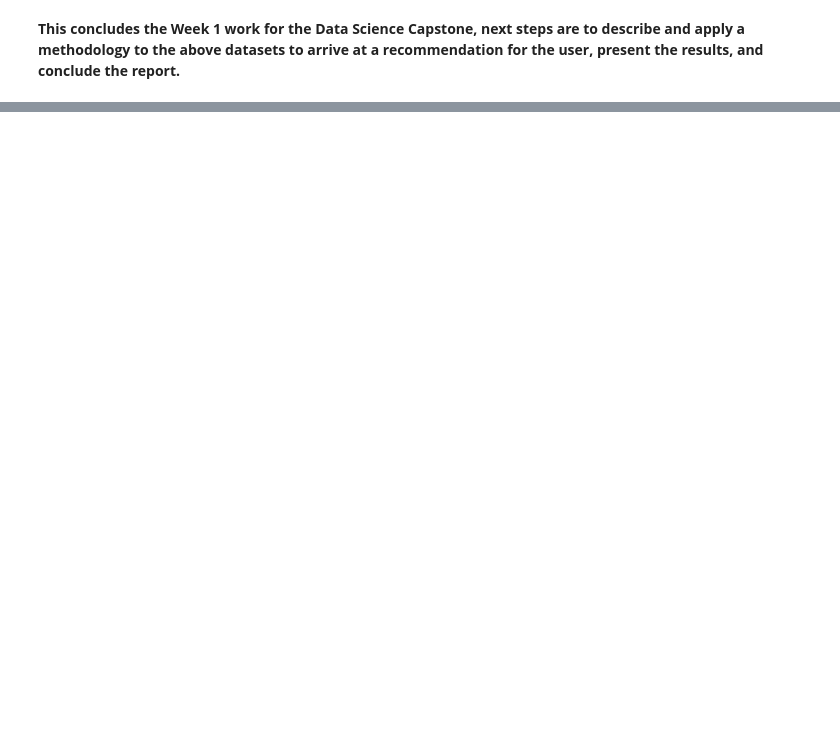
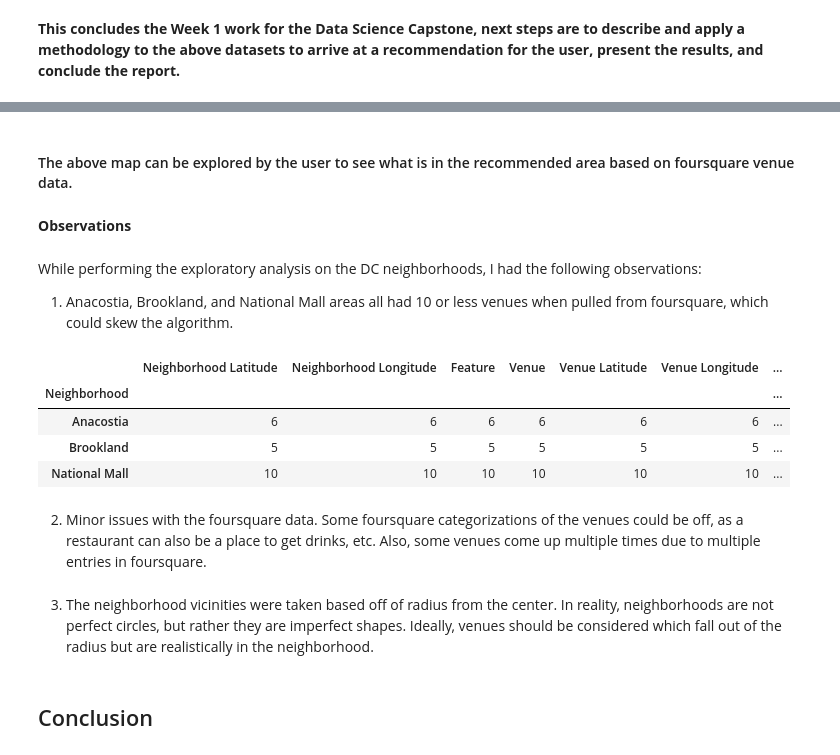
Before and after one commit to jacksonsduke/Data-Science-Capstone, a Jupyter notebook: Neighborhood Recommendation .ipynb, the cells around one changed output, grey strips where cells are left out. Cells and saved outputs as stored; diff of their text form; code cells hidden in the pictures; blank space fills up the shorter version.

```diff
--- a/Neighborhood Recommendation .ipynb
+++ b/Neighborhood Recommendation .ipynb
@@ -375,0 +634,21 @@ On a scale of 1 (least important) to 5 (most important), how important are outdo
+# %% [markdown]
+#### The above map can be explored by the user to see what is in the recommended area based on foursquare venue data.
+# %% [markdown]
+<b>Observations</b>
+# %% [markdown]
+While performing the exploratory analysis on the DC neighborhoods, I had the following observations:
+1. Anacostia, Brookland, and National Mall areas all had 10 or less venues when pulled from foursquare, which could skew the algorithm.
+# %%
+full_venues.groupby(['Neighborhood']).count()[full_venues.groupby(['Neighborhood']).count()['Neighborhood Latitude']<=10]
+# %% [output]
+|  | Neighborhood Latitude | Neighborhood Longitude | Feature | Venue | Venue Latitude | Venue Longitude | ... |
+| Neighborhood |  |  |  |  |  |  | ... |
+| Anacostia | 6 | 6 | 6 | 6 | 6 | 6 | ... |
+| Brookland | 5 | 5 | 5 | 5 | 5 | 5 | ... |
+| National Mall | 10 | 10 | 10 | 10 | 10 | 10 | ... |
+# %% [markdown]
+2. Minor issues with the foursquare data. Some foursquare categorizations of the venues could be off, as a restaurant can also be a place to get drinks, etc. Also, some venues come up multiple times due to multiple entries in foursquare.
+# %% [markdown]
+3. The neighborhood vicinities were taken based off of radius from the center. In reality, neighborhoods are not perfect circles, but rather they are imperfect shapes. Ideally, venues should be considered which fall out of the radius but are realistically in the neighborhood.
+# %% [markdown]
+<h2>Conclusion</h2>
```
Also changed, not shown: parts of 24 cells of this notebook.
